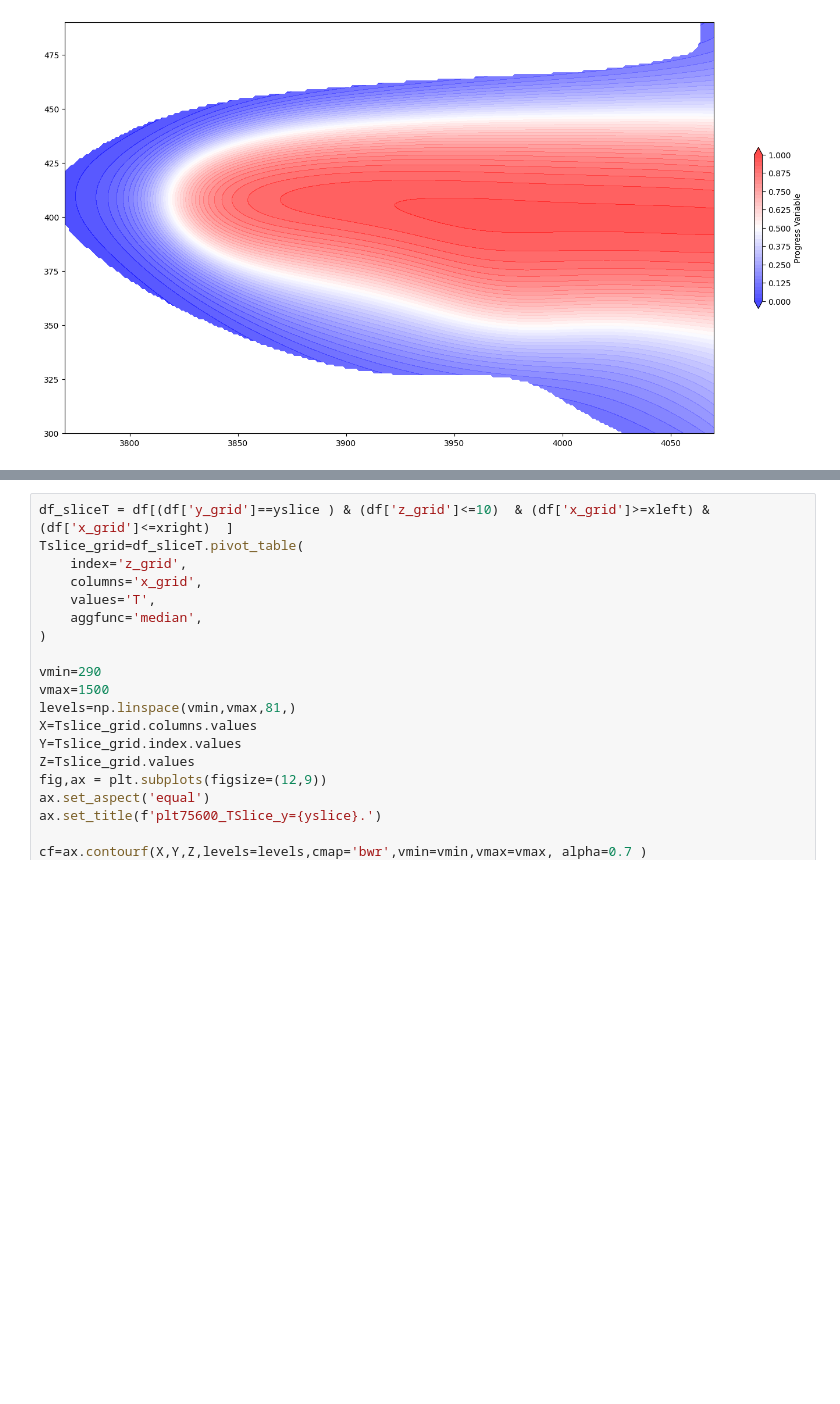
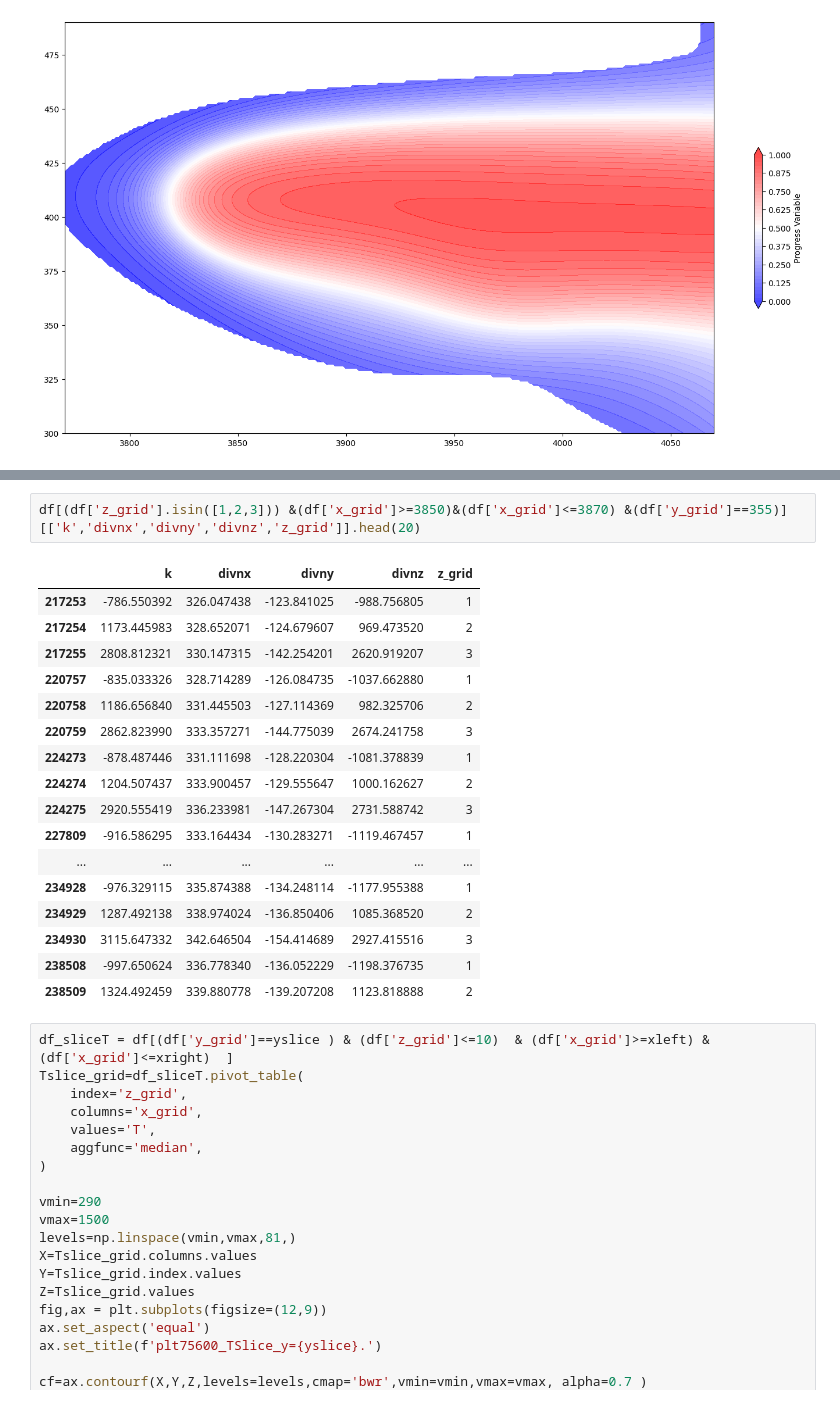
Before and after one commit to potatoslc/analysis_code, a Jupyter notebook: Sd_check.ipynb, the cells around one changed output, grey strips where cells are left out. Drawn from its saved outputs; the diff is of its cells as text; blank space fills up the shorter version.

```diff
--- a/Sd_check.ipynb
+++ b/Sd_check.ipynb
@@ -187,3 +199,23 @@ plt.savefig(f'{pltname}_ck_slice_combined_y={yslice}.png',dpi=300)
+# %%
+df[(df['z_grid'].isin([1,2,3])) &(df['x_grid']>=3850)&(df['x_grid']<=3870) &(df['y_grid']==355)][['k','divnx','divny','divnz','z_grid']].head(20)
+# %% [output]
+|  | k | divnx | divny | divnz | z_grid |
+| 217253 | -786.550392 | 326.047438 | -123.841025 | -988.756805 | 1 |
+| 217254 | 1173.445983 | 328.652071 | -124.679607 | 969.473520 | 2 |
+| 217255 | 2808.812321 | 330.147315 | -142.254201 | 2620.919207 | 3 |
+| 220757 | -835.033326 | 328.714289 | -126.084735 | -1037.662880 | 1 |
+| 220758 | 1186.656840 | 331.445503 | -127.114369 | 982.325706 | 2 |
+| 220759 | 2862.823990 | 333.357271 | -144.775039 | 2674.241758 | 3 |
+| 224273 | -878.487446 | 331.111698 | -128.220304 | -1081.378839 | 1 |
+| 224274 | 1204.507437 | 333.900457 | -129.555647 | 1000.162627 | 2 |
+| 224275 | 2920.555419 | 336.233981 | -147.267304 | 2731.588742 | 3 |
+| 227809 | -916.586295 | 333.164434 | -130.283271 | -1119.467457 | 1 |
+| ... | ... | ... | ... | ... | ... |
+| 234928 | -976.329115 | 335.874388 | -134.248114 | -1177.955388 | 1 |
+| 234929 | 1287.492138 | 338.974024 | -136.850406 | 1085.368520 | 2 |
+| 234930 | 3115.647332 | 342.646504 | -154.414689 | 2927.415516 | 3 |
+| 238508 | -997.650624 | 336.778340 | -136.052229 | -1198.376735 | 1 |
+| 238509 | 1324.492459 | 339.880778 | -139.207208 | 1123.818888 | 2 |
 # %%
 df_sliceT = df[(df['y_grid']==yslice ) & (df['z_grid']<=10)  & (df['x_grid']>=xleft) & (df['x_grid']<=xright)  ]
 Tslice_grid=df_sliceT.pivot_table(
```
Also changed, not shown: parts of 8 cells of this notebook.
